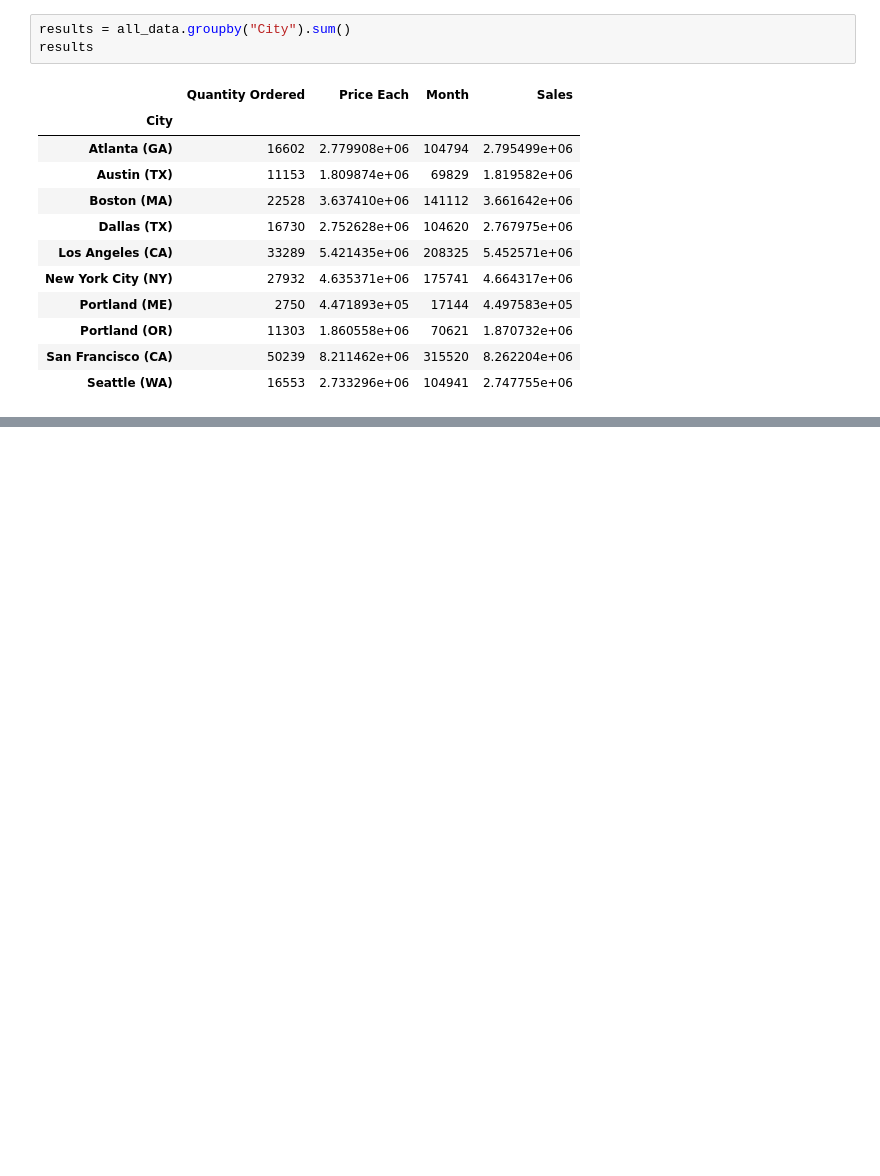
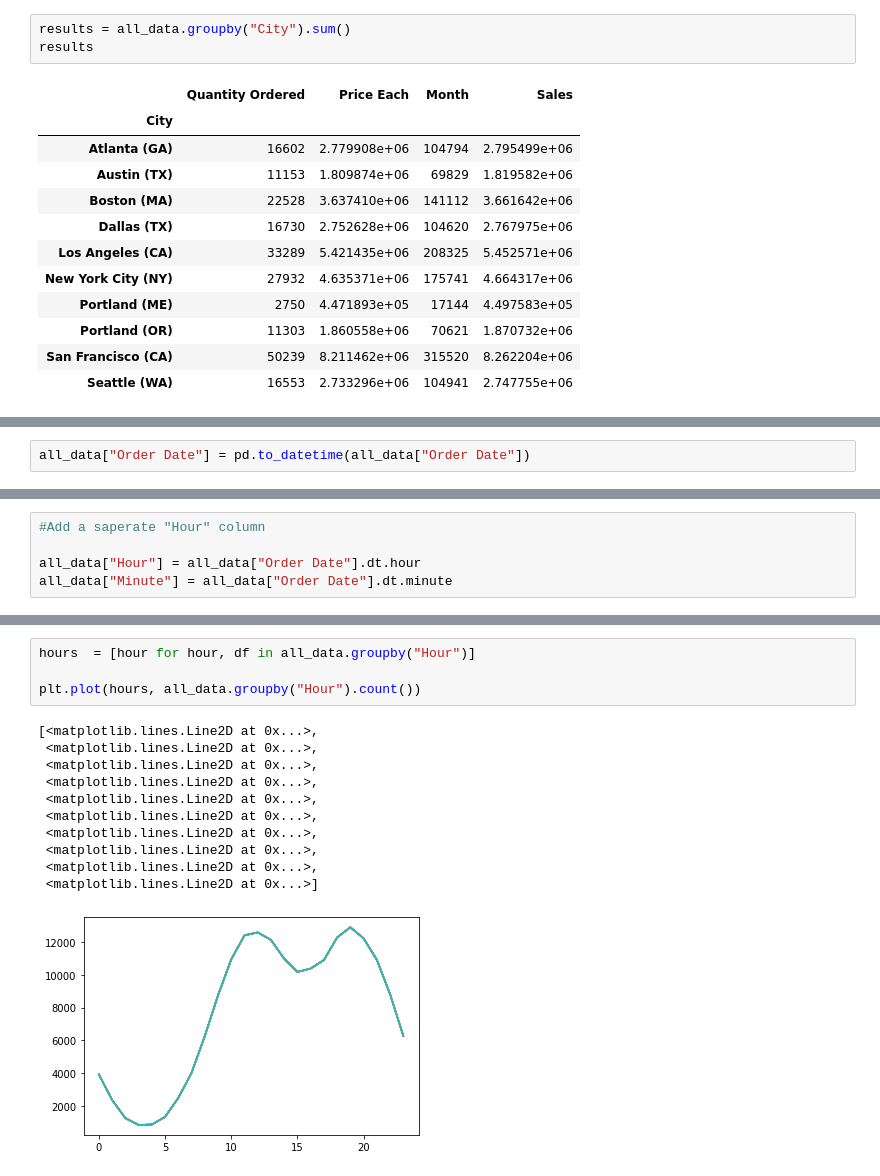
Before and after one commit to SandeepTukkunor/Machine_Lerarning_projects, a Jupyter notebook: Sales Analysis with pandas/Sales_analysis.ipynb, the cells around one changed output, grey strips where cells are left out. Cells and saved outputs as stored; diff of their text form; blank space fills up the shorter version.

```diff
--- a/Sales Analysis with pandas/Sales_analysis.ipynb
+++ b/Sales Analysis with pandas/Sales_analysis.ipynb
@@ -179,0 +204,2 @@ plt.show()
+# %%
+all_data["Order Date"] = pd.to_datetime(all_data["Order Date"])
@@ -179,0 +215,5 @@ plt.show()
+# %%
+#Add a saperate "Hour" column
+
+all_data["Hour"] = all_data["Order Date"].dt.hour
+all_data["Minute"] = all_data["Order Date"].dt.minute
@@ -179,0 +229,16 @@ plt.show()
+# %%
+hours  = [hour for hour, df in all_data.groupby("Hour")]
+
+plt.plot(hours, all_data.groupby("Hour").count())
+# %% [output]
+[<matplotlib.lines.Line2D at 0x...>,
+ <matplotlib.lines.Line2D at 0x...>,
+ <matplotlib.lines.Line2D at 0x...>,
+ <matplotlib.lines.Line2D at 0x...>,
+ <matplotlib.lines.Line2D at 0x...>,
+ <matplotlib.lines.Line2D at 0x...>,
+ <matplotlib.lines.Line2D at 0x...>,
+ <matplotlib.lines.Line2D at 0x...>,
+ <matplotlib.lines.Line2D at 0x...>,
+ <matplotlib.lines.Line2D at 0x...>]
+[figure, added]
```
Also changed, not shown: parts of 6 cells of this notebook.
